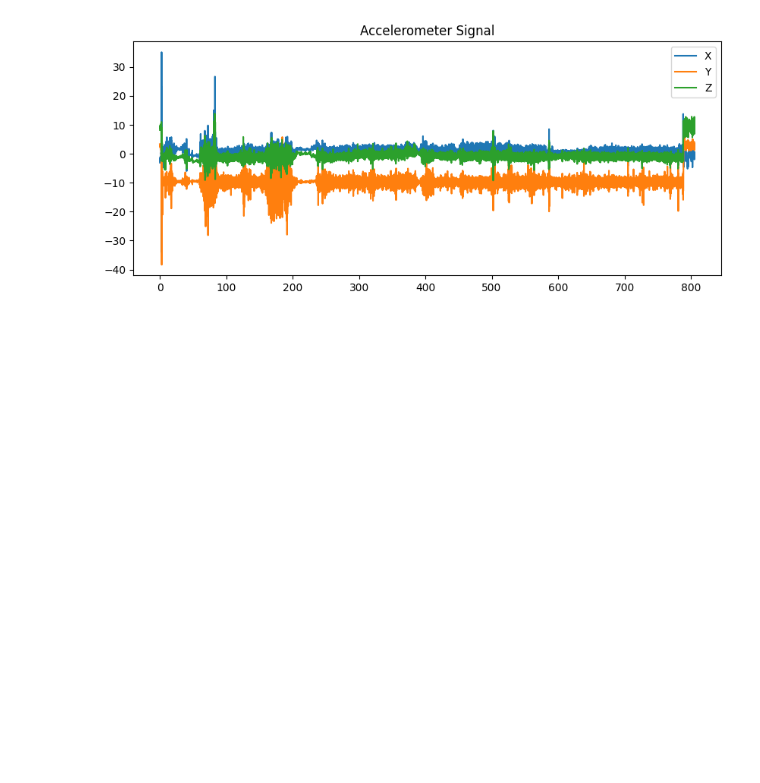
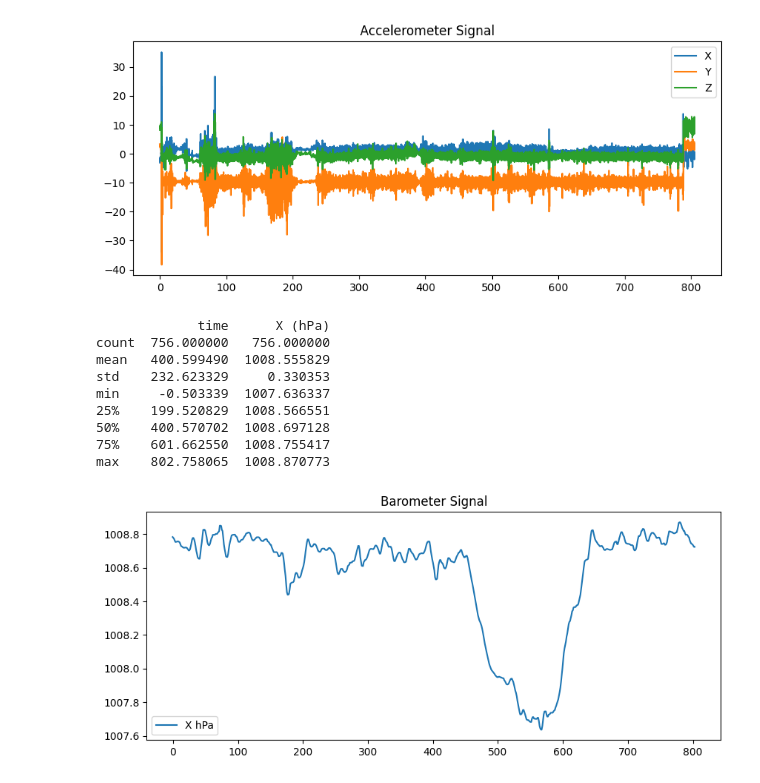
Before and after one commit to PuckVoorham/ML4QS-project, a Jupyter notebook: notebooks/EDA_experiment_01.ipynb, the cells around one changed output. Saved outputs shown, nothing was run; the diff lists cells and outputs as text; code cells hidden in the pictures; blank space fills up the shorter version.

```diff
--- a/notebooks/EDA_experiment_01.ipynb
+++ b/notebooks/EDA_experiment_01.ipynb
@@ -46,3 +45,37 @@ min        0.018988    -34.040562    -38.349502     -9.218131
 75%      604.083767      1.433868     -9.023685     -0.241448
 max      805.451628     35.125207      6.199658     13.893508
 [figure]
+# %%
+
+experiment_path = project_root / "data" / "experiment_2_fietsen_puck"
+
+# Load all sensors
+dfs = {}
+for file in os.listdir(experiment_path):
+    if file.endswith(".csv"):
+        sensor_name = file.replace(".csv", "")
+        path = experiment_path / file
+        dfs[sensor_name] = load_sensor_csv(path, sensor_name)
+
+# Visualize accelerometer
+baro_df = dfs["Barometer"]
+
+# Describe and visualize
+print(baro_df.describe())
+
+plt.figure(figsize=(10, 4))
+plt.plot(baro_df["time"], baro_df["X (hPa)"], label='X hPa')
+plt.title("Barometer Signal")
+plt.legend()
+plt.show()
+# %% [output]
+             time      X (hPa)
+count  756.000000   756.000000
+mean   400.599490  1008.555829
+std    232.623329     0.330353
+min     -0.503339  1007.636337
+25%    199.520829  1008.566551
+50%    400.570702  1008.697128
+75%    601.662550  1008.755417
+max    802.758065  1008.870773
+[figure, added]
```
Also changed, not shown: parts of 1 cell of this notebook, 26 other files.
